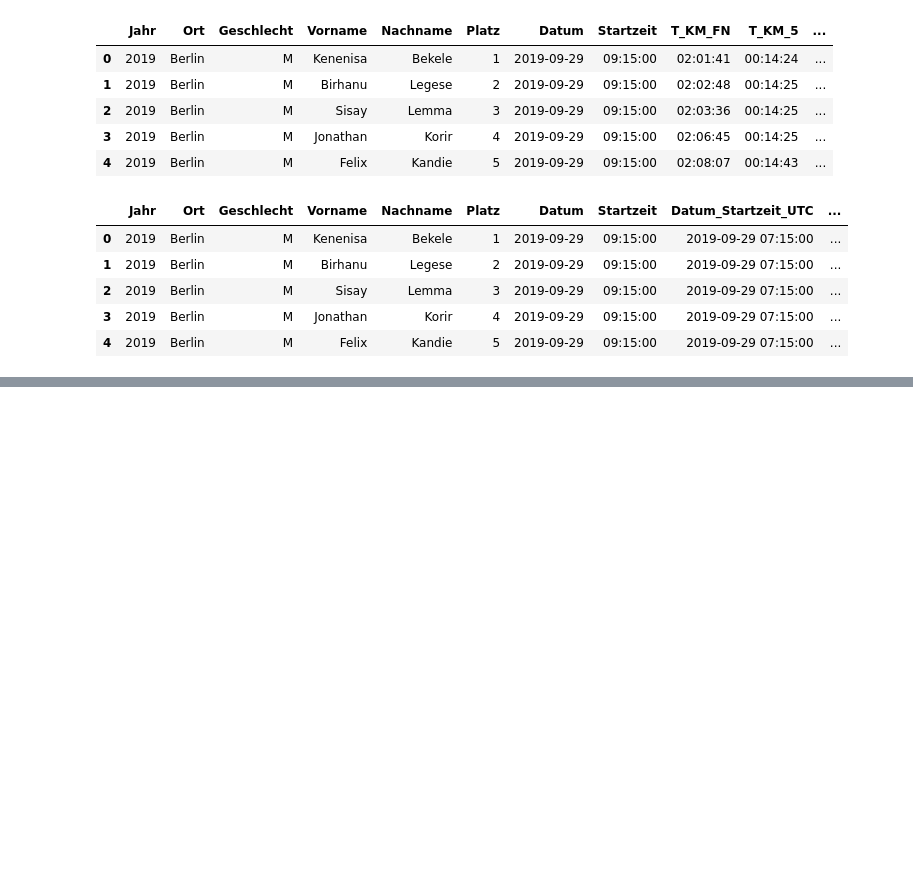
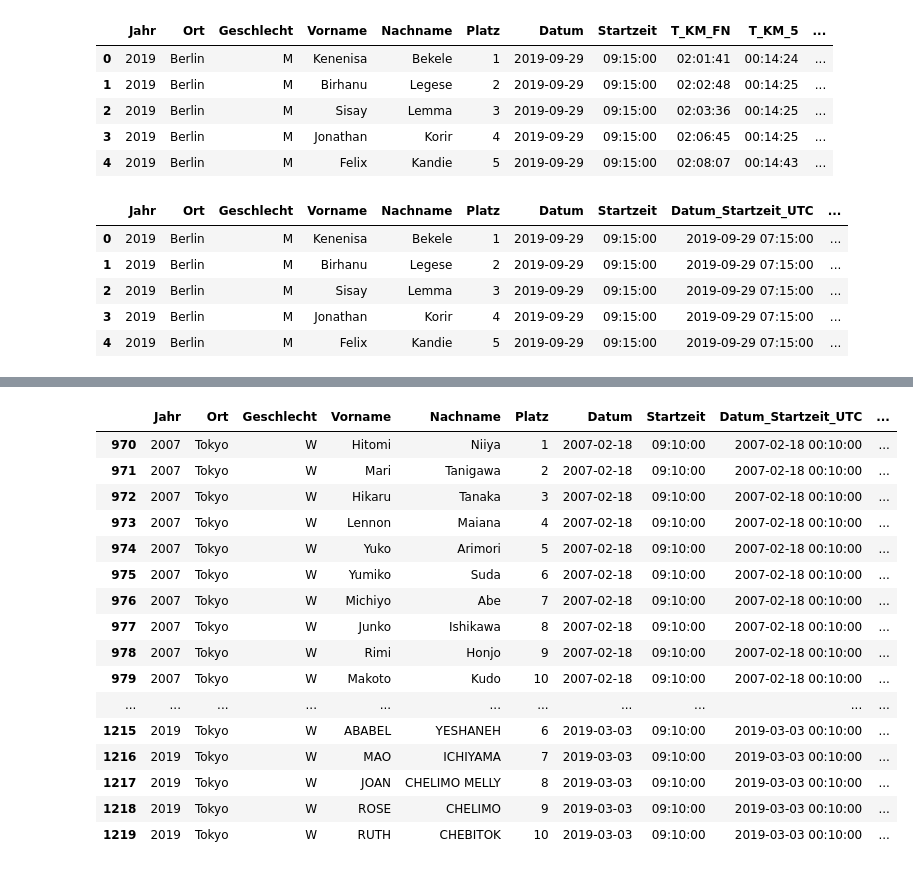
Before and after one commit to Wade-Sys/wma, a Jupyter notebook: Marathon/prepare_wmm_data_all.ipynb, the cells around one changed output, grey strips where cells are left out. Drawn from its saved outputs; the diff is of its cells as text; code cells hidden in the pictures; blank space fills up the shorter version.

```diff
--- a/Marathon/prepare_wmm_data_all.ipynb
+++ b/Marathon/prepare_wmm_data_all.ipynb
@@ -506,0 +579,34 @@ df_data_5.loc[(df_data_5.Geschlecht == 'W') & (df_data_5.Ort == 'Tokyo')].groupb
+# %%
+j_prev = None
+p_new = None
+for i, row in df_data_5.loc[(df_data_5.Geschlecht == 'W') & (df_data_5.Ort == 'Tokyo') & (df_data_5.Jahr == '2011')].iterrows():
+    j_act = row['Jahr']
+    if(j_prev == j_act):
+        p_new = p_new + 1
+        df_data_5.loc[i,['Platz']] = p_new
+        #print(p_new)
+    else:
+        p_new = 1
+        df_data_5.loc[i,['Platz']] = p_new
+        #print(p_new)
+    j_prev = row['Jahr']
+
+df_data_5.loc[(df_data_5.Geschlecht == 'W') & (df_data_5.Ort == 'Tokyo')]
+# %% [output]
+|  | Jahr | Ort | Geschlecht | Vorname | Nachname | Platz | Datum | Startzeit | Datum_Startzeit_UTC | ... |
+| 970 | 2007 | Tokyo | W | Hitomi | Niiya | 1 | 2007-02-18 | 09:10:00 | 2007-02-18 00:10:00 | ... |
+| 971 | 2007 | Tokyo | W | Mari | Tanigawa | 2 | 2007-02-18 | 09:10:00 | 2007-02-18 00:10:00 | ... |
+| 972 | 2007 | Tokyo | W | Hikaru | Tanaka | 3 | 2007-02-18 | 09:10:00 | 2007-02-18 00:10:00 | ... |
+| 973 | 2007 | Tokyo | W | Lennon | Maiana | 4 | 2007-02-18 | 09:10:00 | 2007-02-18 00:10:00 | ... |
+| 974 | 2007 | Tokyo | W | Yuko | Arimori | 5 | 2007-02-18 | 09:10:00 | 2007-02-18 00:10:00 | ... |
+| 975 | 2007 | Tokyo | W | Yumiko | Suda | 6 | 2007-02-18 | 09:10:00 | 2007-02-18 00:10:00 | ... |
+| 976 | 2007 | Tokyo | W | Michiyo | Abe | 7 | 2007-02-18 | 09:10:00 | 2007-02-18 00:10:00 | ... |
+| 977 | 2007 | Tokyo | W | Junko | Ishikawa | 8 | 2007-02-18 | 09:10:00 | 2007-02-18 00:10:00 | ... |
+| 978 | 2007 | Tokyo | W | Rimi | Honjo | 9 | 2007-02-18 | 09:10:00 | 2007-02-18 00:10:00 | ... |
+| 979 | 2007 | Tokyo | W | Makoto | Kudo | 10 | 2007-02-18 | 09:10:00 | 2007-02-18 00:10:00 | ... |
+| ... | ... | ... | ... | ... | ... | ... | ... | ... | ... | ... |
+| 1215 | 2019 | Tokyo | W | ABABEL | YESHANEH | 6 | 2019-03-03 | 09:10:00 | 2019-03-03 00:10:00 | ... |
+| 1216 | 2019 | Tokyo | W | MAO | ICHIYAMA | 7 | 2019-03-03 | 09:10:00 | 2019-03-03 00:10:00 | ... |
+| 1217 | 2019 | Tokyo | W | JOAN | CHELIMO MELLY | 8 | 2019-03-03 | 09:10:00 | 2019-03-03 00:10:00 | ... |
+| 1218 | 2019 | Tokyo | W | ROSE | CHELIMO | 9 | 2019-03-03 | 09:10:00 | 2019-03-03 00:10:00 | ... |
+| 1219 | 2019 | Tokyo | W | RUTH | CHEBITOK | 10 | 2019-03-03 | 09:10:00 | 2019-03-03 00:10:00 | ... |
```
Also changed, not shown: parts of 11 cells of this notebook.
